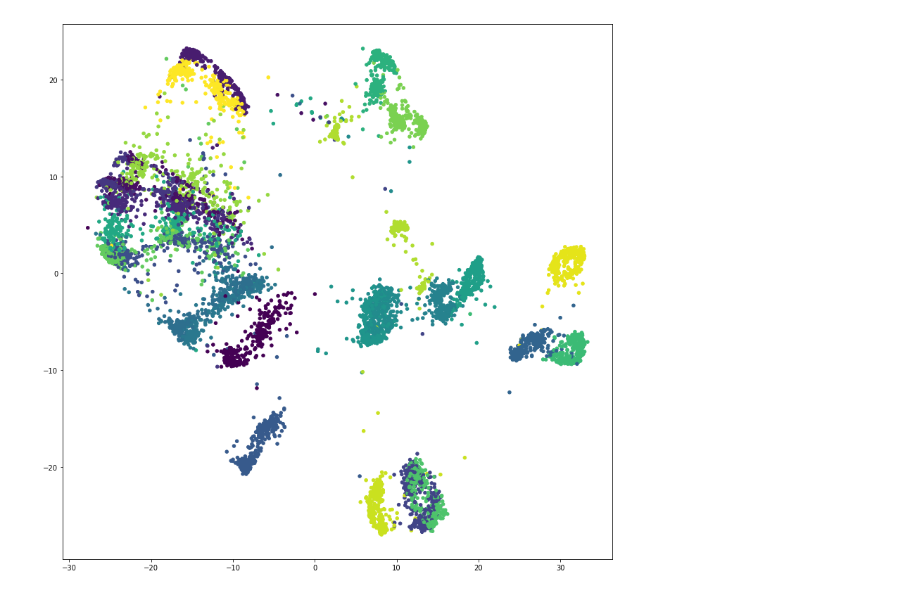
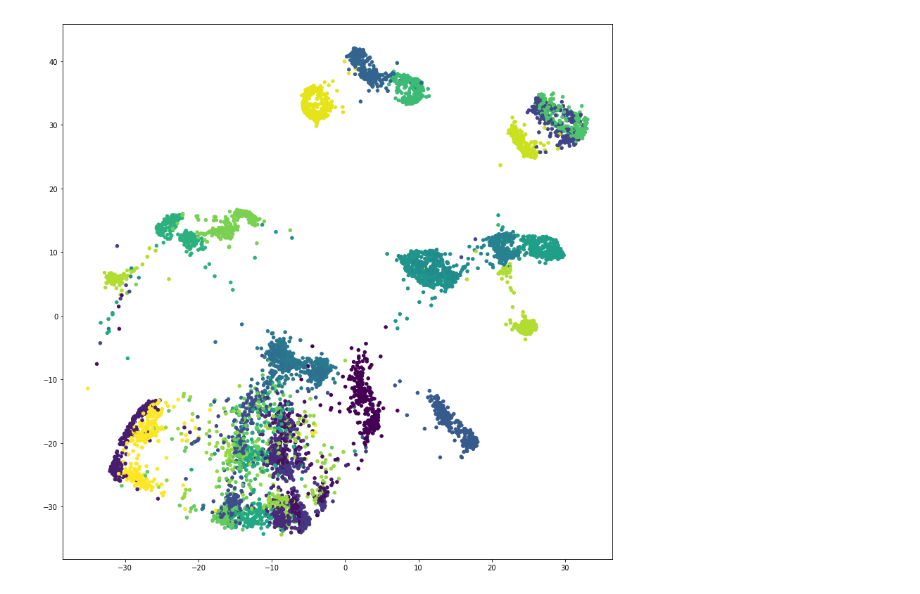
Before and after one commit to KellerJordan/DR-Miniproject, a Jupyter notebook: visualize-isolet.ipynb, the cells around one changed output. Saved outputs shown, nothing was run; the diff lists cells and outputs as text; code cells hidden in the pictures.

```diff
--- a/visualize-isolet.ipynb
+++ b/visualize-isolet.ipynb
@@ -24,6 +1,10 @@ os.listdir()
 # %%
 import pandas as pd
+import numpy as np
+import matplotlib.pyplot as plt
 
 X1 = pd.read_csv('isolet1+2+3+4.data', header=None)
 X2 = pd.read_csv('isolet5.data', header=None)
 X = pd.concat([X1, X2], axis=0)
+labels = np.array(X.iloc[:, -1])
+X = np.array(X.iloc[:, :-1])
@@ -32,4 +10,0 @@ X = pd.concat([X1, X2], axis=0)
-# %%
-labels = X.iloc[:, -1]
-X = X.iloc[:, :-1]
-labels.shape
@@ -59,0 +11,7 @@ Iteration: 2000, Loss: 17.752, Violated triplets: 0.0212
+# %%
+import trimap
+from sklearn.manifold import TSNE
+
+Y_trimap = trimap.embed(X)
+tsne = TSNE(n_components=2, verbose=True, perplexity=30.0, n_iter=2000)
+Y_tsne = tsne.fit_transform(X)
@@ -60,9 +36,6 @@ Iteration: 2000, Loss: 17.752, Violated triplets: 0.0212
 # %%
-import matplotlib.pyplot as plt
-# import seaborn as sb
-
 fig = plt.figure(figsize=(14, 14))
-plt.scatter(Y[:, 0], Y[:, 1], 20, labels)
+plt.scatter(Y_trimap[:, 0], Y_trimap[:, 1], 20, labels)
 plt.show()
 # %% [output]
-[figure, old version]
+[figure, new version]
```
Also changed, not shown: parts of 10 cells of this notebook.
